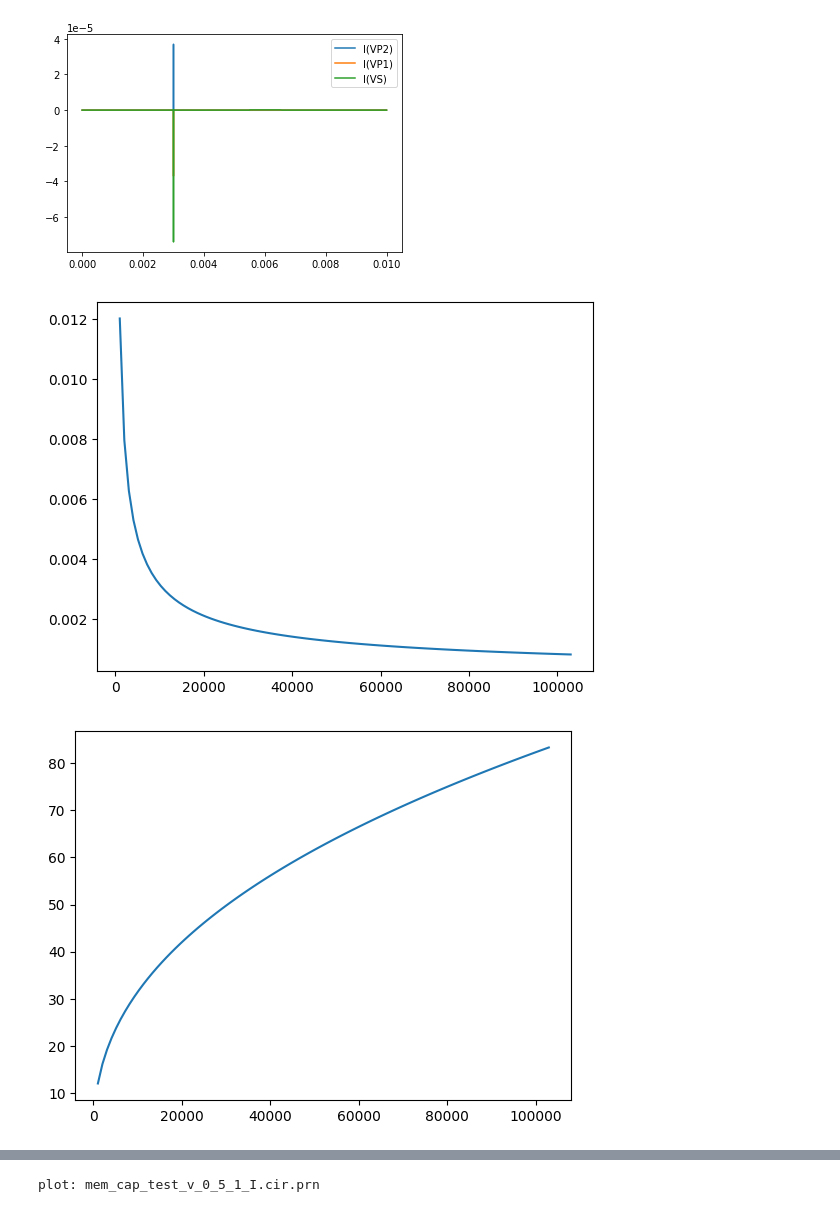
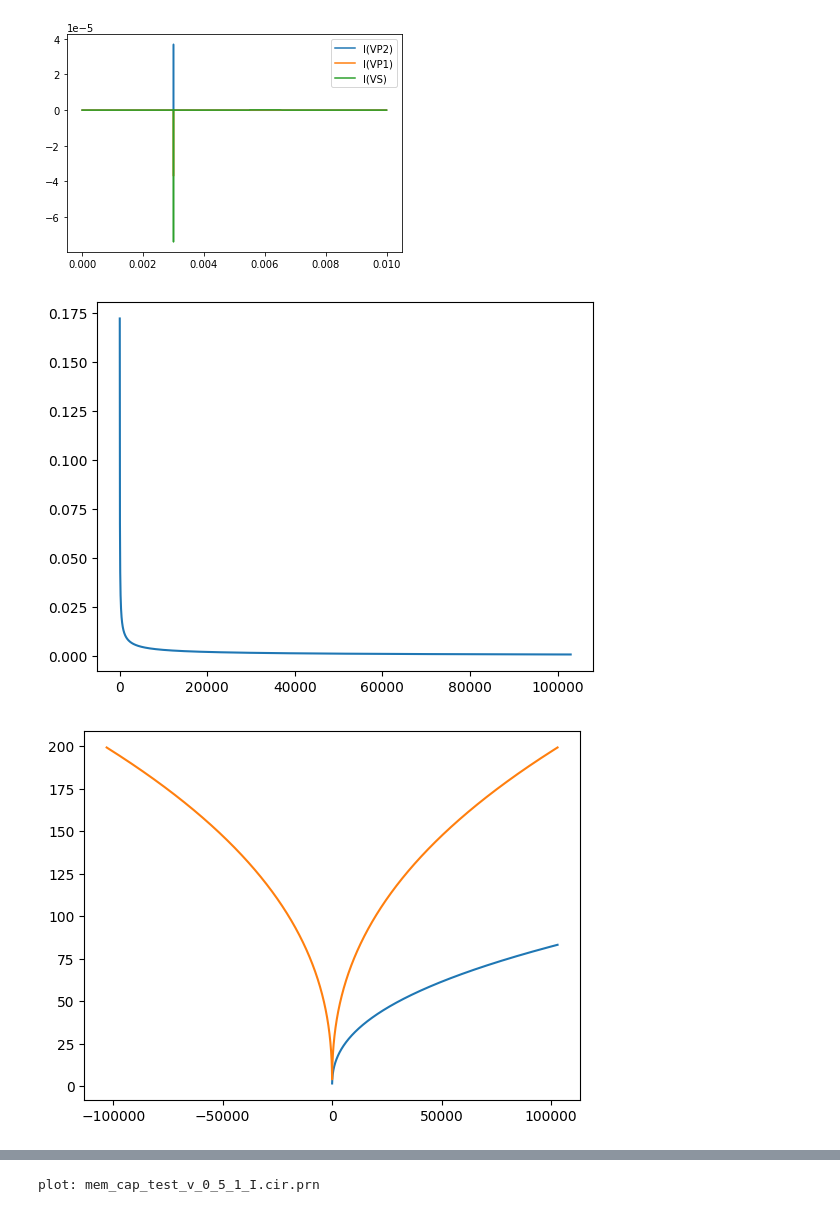
Before and after one commit to utah-MFDA/h.r.3.3_pdk, a Jupyter notebook: xyce_testing/JupyterTesting/membrane_testing.ipynb, the cells around one changed output, grey strips where cells are left out. Drawn from its saved outputs; the diff is of its cells as text; code cells hidden in the pictures.

```diff
--- a/xyce_testing/JupyterTesting/membrane_testing.ipynb
+++ b/xyce_testing/JupyterTesting/membrane_testing.ipynb
@@ -226,22 +746,24 @@ plot: mem_cap_test_v_0_4.cir.prn
 # %%
 import numpy as np
 import matplotlib.pyplot as plt
 
 
 N_fit = 1.6020
 m_fit = 0.41795
 
-P = np.linspace(1000, 103e3, 100)
+P = np.linspace(-103e3, 103e3, 10000)
 
-cap = m_fit*N_fit*P**(m_fit-1)
+cap   = m_fit*N_fit*P**(m_fit-1)
+vol_m = N_fit*abs(P)**(m_fit)
 
 plt.plot(P, cap)
 plt.show()
 
 Q = P*cap
 
 plt.plot(P, Q)
+plt.plot(P, vol_m)
 plt.show()
 # %% [output]
-[figure, old version]
+[figure, new version]
-[figure, old version]
+[figure, new version]
```
Also changed, not shown: parts of 29 cells of this notebook, 26 other files.
